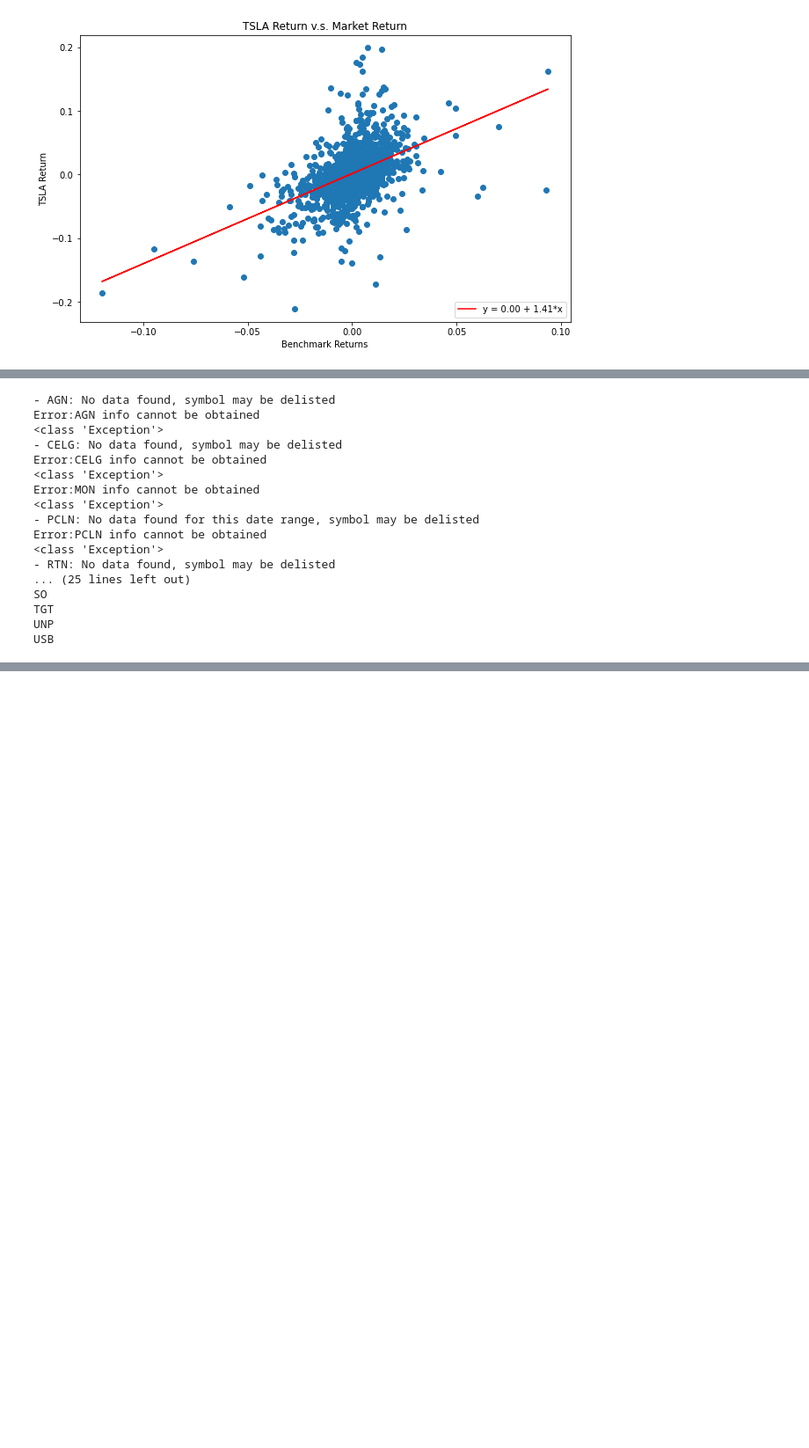
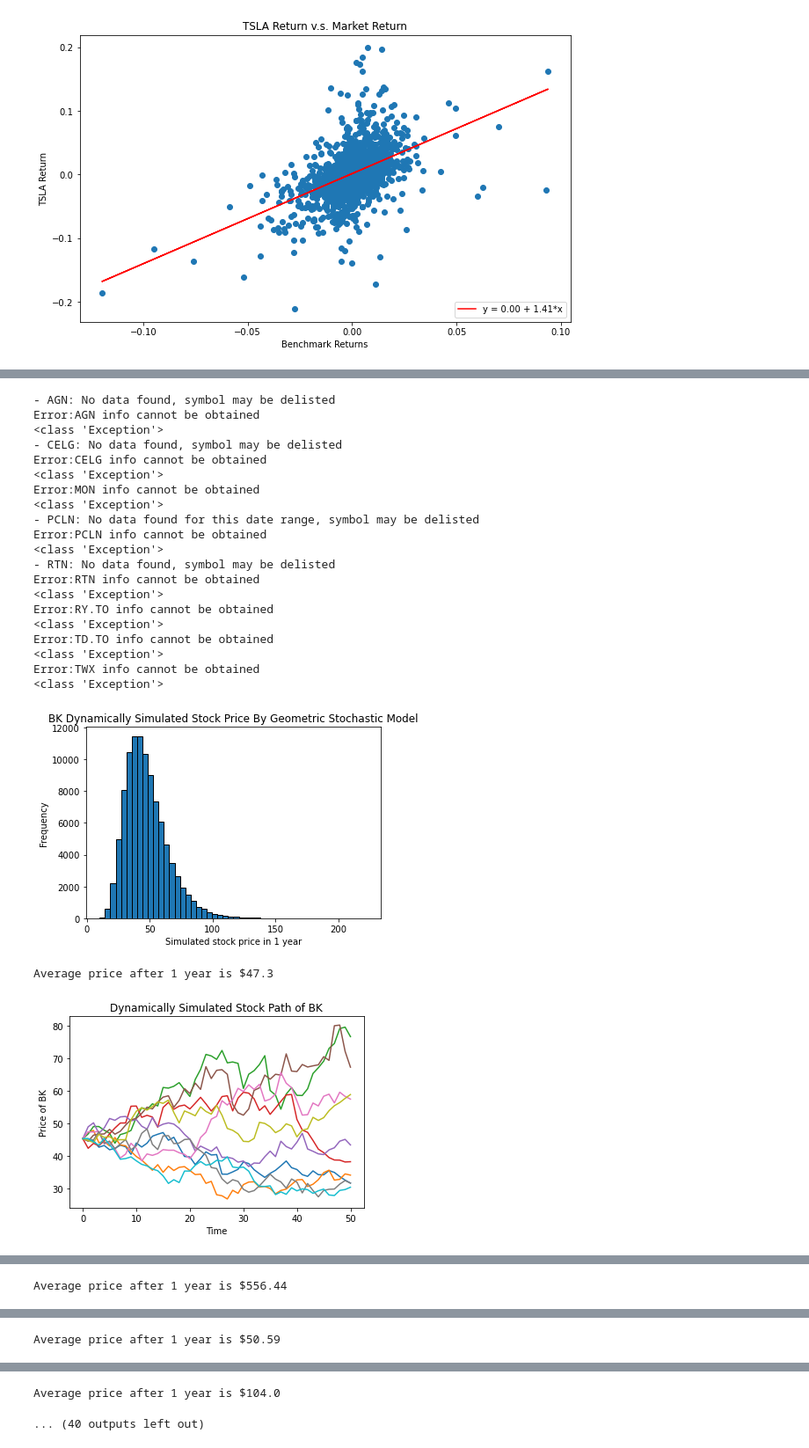
Before and after one commit to Alexisfine/CFM-101-Group-Assignment, a Jupyter notebook: CFM 101 Final Assignment.ipynb, the cells around one changed output, grey strips where cells are left out. Shown at 88% size. Saved outputs shown, nothing was run; the diff lists cells and outputs as text; code cells hidden in the pictures; blank space fills up the shorter version.

```diff
--- a/CFM 101 Final Assignment.ipynb
+++ b/CFM 101 Final Assignment.ipynb
@@ -493,27 +528,33 @@ AMZN  1.042704
 # %%
 file = pd.read_csv('/Users/xuejingdi/Downloads/Tickers_Example.csv')
 test = file['AAPL'].tolist();
 
 stock_list = stock_ticker_to_stock_list(test);
 stock_list_2 = StockFilter(stock_list, StockAnalytics('^GSPC'));
 after_filter = stock_list_2.stock_filter();
-for i in after_filter:
-    print(i);
+simulation = MonteCarloSimulation(after_filter);
+simulation.simulate_all_stocks();
 # %% [output]
 - AGN: No data found, symbol may be delisted
 Error:AGN info cannot be obtained
 <class 'Exception'>
 - CELG: No data found, symbol may be delisted
 Error:CELG info cannot be obtained
 <class 'Exception'>
 Error:MON info cannot be obtained
 <class 'Exception'>
 - PCLN: No data found for this date range, symbol may be delisted
 Error:PCLN info cannot be obtained
 <class 'Exception'>
 - RTN: No data found, symbol may be delisted
-... (25 lines left out)
-SO
-TGT
-UNP
-USB
+Error:RTN info cannot be obtained
+<class 'Exception'>
+Error:RY.TO info cannot be obtained
+<class 'Exception'>
+Error:TD.TO info cannot be obtained
+<class 'Exception'>
+Error:TWX info cannot be obtained
+<class 'Exception'>
+[figure, added]
+Average price after 1 year is $47.3
+[figure, added]
@@ -519,0 +562 @@ USB
+Average price after 1 year is $556.44
@@ -519,0 +565 @@ USB
+Average price after 1 year is $50.59
@@ -519,0 +568,2 @@ USB
+Average price after 1 year is $104.0
+... (40 outputs left out)
```
Also changed, not shown: parts of 4 cells of this notebook.
